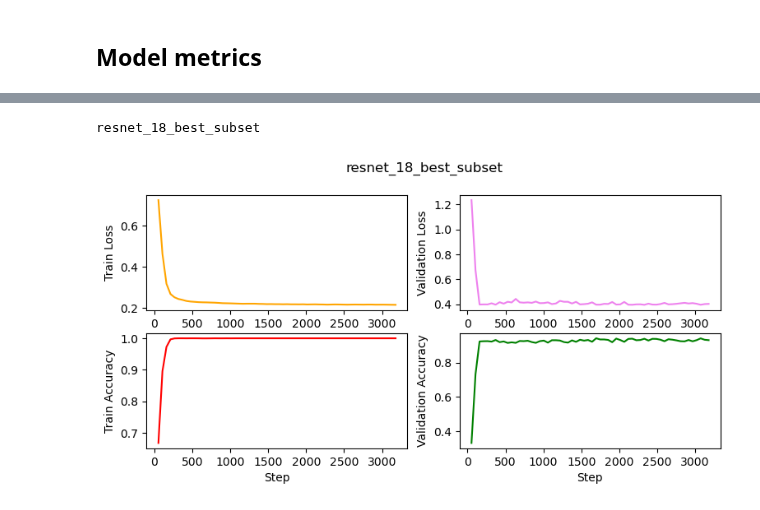
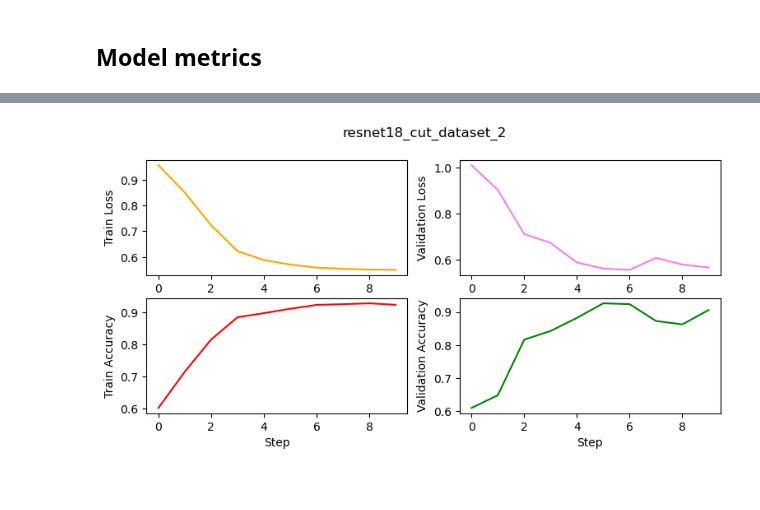
Before and after one commit to neil-power/mphys-galaxy, a Jupyter notebook: Code/model_metrics.ipynb, the cells around one changed output, grey strips where cells are left out. Saved outputs shown, nothing was run; the diff lists cells and outputs as text; code cells hidden in the pictures.

```diff
--- a/Code/model_metrics.ipynb
+++ b/Code/model_metrics.ipynb
@@ -29,60 +38,45 @@ lightning_logs/resnet_50_cut_dataset
 # %%
-def get_metrics(model_folder):
-    accumulator = EventAccumulator(model_folder).Reload()
-    load_dict = defaultdict(list)
-    for tag in accumulator.scalar_tags:
-        df_scalar = pd.DataFrame(accumulator.Scalars(tag)).set_index("step")
-        df_scalar = df_scalar.drop(columns="wall_time")
-        load_dict[tag].append(df_scalar)
+def plot_metrics(run_name,show=False,save=True):
+    metrics = get_metrics(run_name)
+    train_loss = metrics['train_loss_epoch']
+    train_acc = metrics['train_acc_epoch']
+    val_loss = metrics['val_loss']
+    val_acc = metrics['val_acc']
+    epoch = metrics.index
 
-    log_data = {
-        key: pd.concat(lst, join="inner", axis=1) for key, lst in load_dict.items()
-    }
-    epochs = log_data['epoch'].values
-    train_loss_epoch = log_data['train_loss_epoch'].values
-    train_acc_epoch = log_data['train_acc_epoch'].values
-    val_loss = log_data['val_loss'].values
-    val_acc = log_data['val_acc'].values
-    steps = log_data['val_acc'].index
-
-    return [steps,epochs, train_loss_epoch,train_acc_epoch,val_loss,val_acc]
-
-def plot_metrics(model_folder,show=False):
-    run_name = model_folder.split("/")[1]
-    print(run_name)
-    steps, epochs, train_loss,train_acc,val_loss,val_acc = get_metrics(model_folder)
     fig = plt.figure(figsize=(9,4))
     ax1 = fig.add_subplot(221)
-    ax1.plot(steps,train_loss,linestyle='-', c='orange')
+    ax1.plot(epoch,train_loss,linestyle='-', c='orange')
     ax1.set_xlabel('Step')
     ax1.set_ylabel('Train Loss')
 
     ax2 = fig.add_subplot(222)
-    ax2.plot(steps,val_loss,linestyle='-', c='violet')
+    ax2.plot(epoch,val_loss,linestyle='-', c='violet')
     ax2.set_xlabel('Step')
     ax2.set_ylabel('Validation Loss')
 
     ax3 = fig.add_subplot(223)
-    ax3.plot(steps,train_acc,linestyle='-', c='red')
+    ax3.plot(epoch,train_acc,linestyle='-', c='red')
     ax3.set_xlabel('Step')
     ax3.set_ylabel('Train Accuracy')
 
     ax4 = fig.add_subplot(224)
-    ax4.plot(steps,val_acc,linestyle='-', c='green')
+    ax4.plot(epoch,val_acc,linestyle='-', c='green')
     ax4.set_xlabel('Step')
     ax4.set_ylabel('Validation Accuracy')
     #plt.tight_layout()
+    #fig.suptitle(f"{run_name} (Loss: {test_loss:.2f}, Acc: {test_acc:.2%})")
     fig.suptitle(run_name)
-    plt.savefig(f'../Graphs/{run_name}',dpi=200)
+    if save:
+        plt.savefig(f'../Graphs/{run_name}',dpi=200)
     if show:
         plt.show()
     else:
         plt.clf()
 # %%
-plot_metrics(LOG_PATH+'resnet_18_best_subset',show=True)
+plot_metrics('resnet18_cut_dataset_2',show=True)
 # %% [output]
-resnet_18_best_subset
-[figure, old version]
+[figure, new version]
 # %%
 for run in input_event_dirs:
     plot_metrics(run)
```
Also changed, not shown: parts of 3 cells of this notebook, 3 other files.
